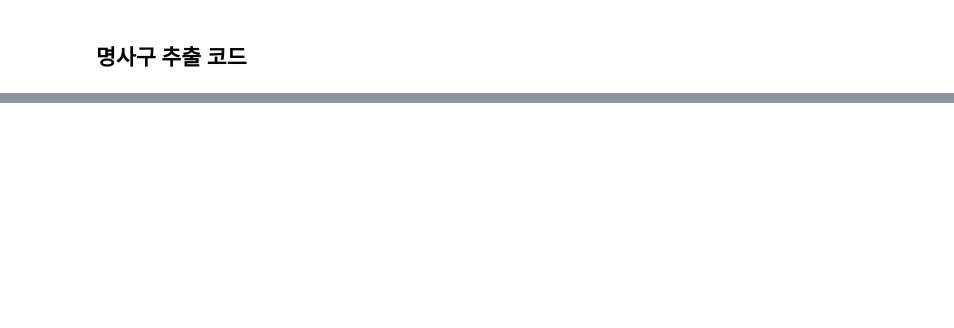
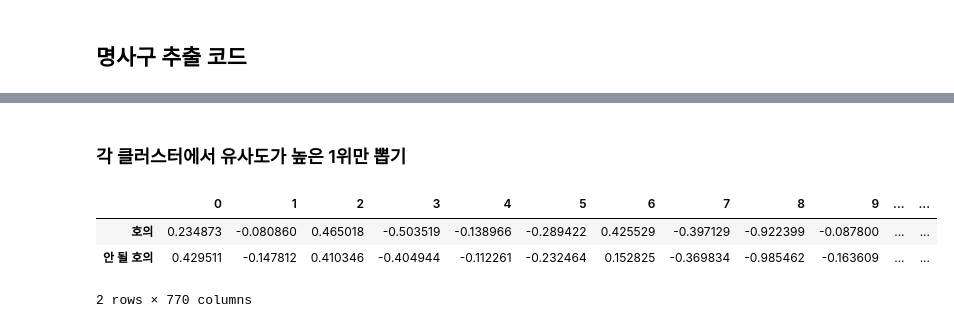
Before and after one commit to TacticalCoders/KoBigBird_Keyword_Extraction, a Jupyter notebook: KoBigBird_Keyword_Extraction_Frequancy_Weighted.ipynb, the cells around one changed output, grey strips where cells are left out. Cells and saved outputs as stored; diff of their text form; code cells hidden in the pictures; blank space fills up the shorter version.

```diff
--- a/KoBigBird_Keyword_Extraction_Frequancy_Weighted.ipynb
+++ b/KoBigBird_Keyword_Extraction_Frequancy_Weighted.ipynb
@@ -392,0 +633,9 @@ print(words)
+# %% [markdown]
+### 각 클러스터에서 유사도가 높은 1위만 뽑기
+# %%
+DBSCAN_dataset[DBSCAN_dataset['Cluster']==0]
+# %% [output]
+|  | 0 | 1 | 2 | 3 | 4 | 5 | 6 | 7 | 8 | 9 | ... | ... |
+| 호의 | 0.234873 | -0.080860 | 0.465018 | -0.503519 | -0.138966 | -0.289422 | 0.425529 | -0.397129 | -0.922399 | -0.087800 | ... | ... |
+| 안 될 호의 | 0.429511 | -0.147812 | 0.410346 | -0.404944 | -0.112261 | -0.232464 | 0.152825 | -0.369834 | -0.985462 | -0.163609 | ... | ... |
+2 rows × 770 columns
```
Also changed, not shown: parts of 34 cells of this notebook.
